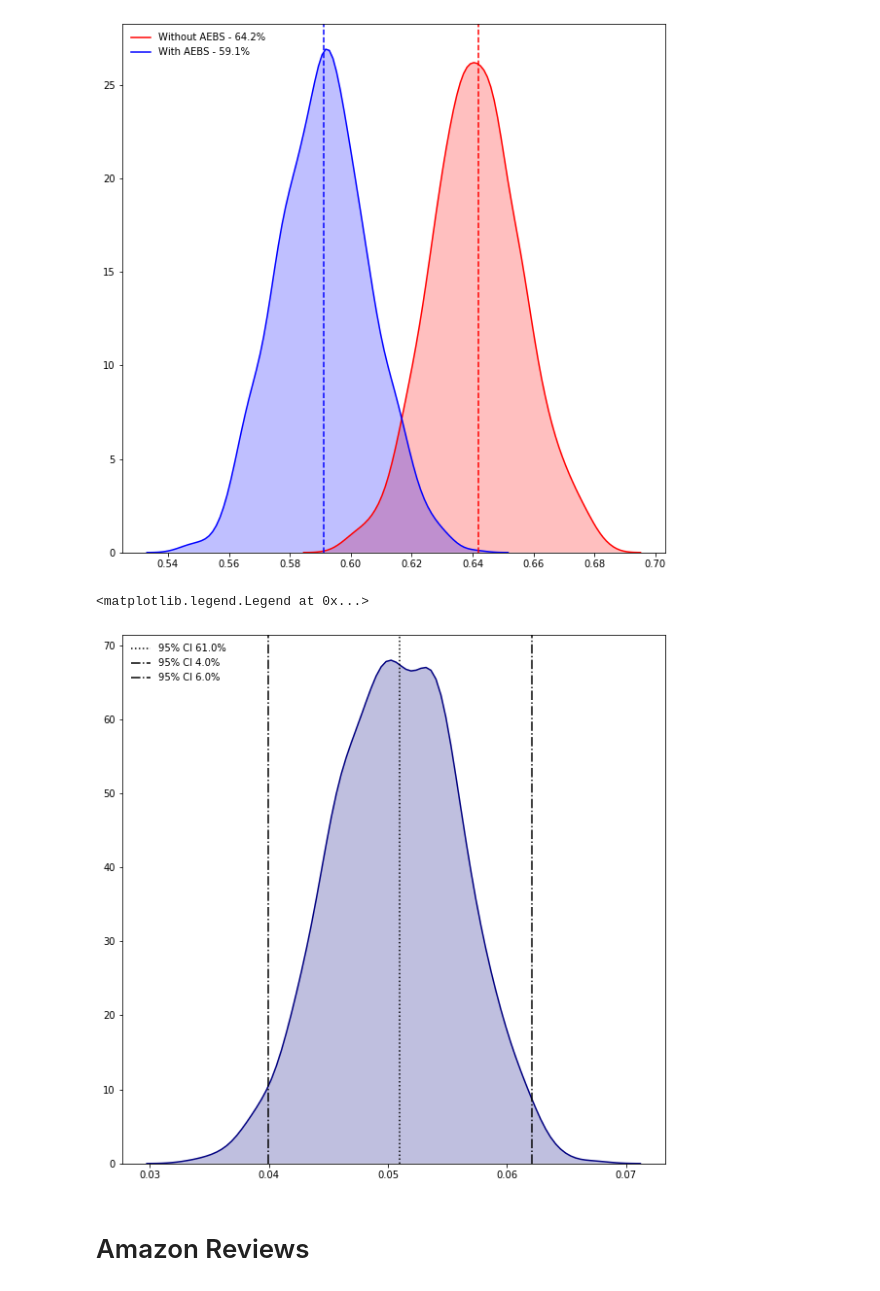
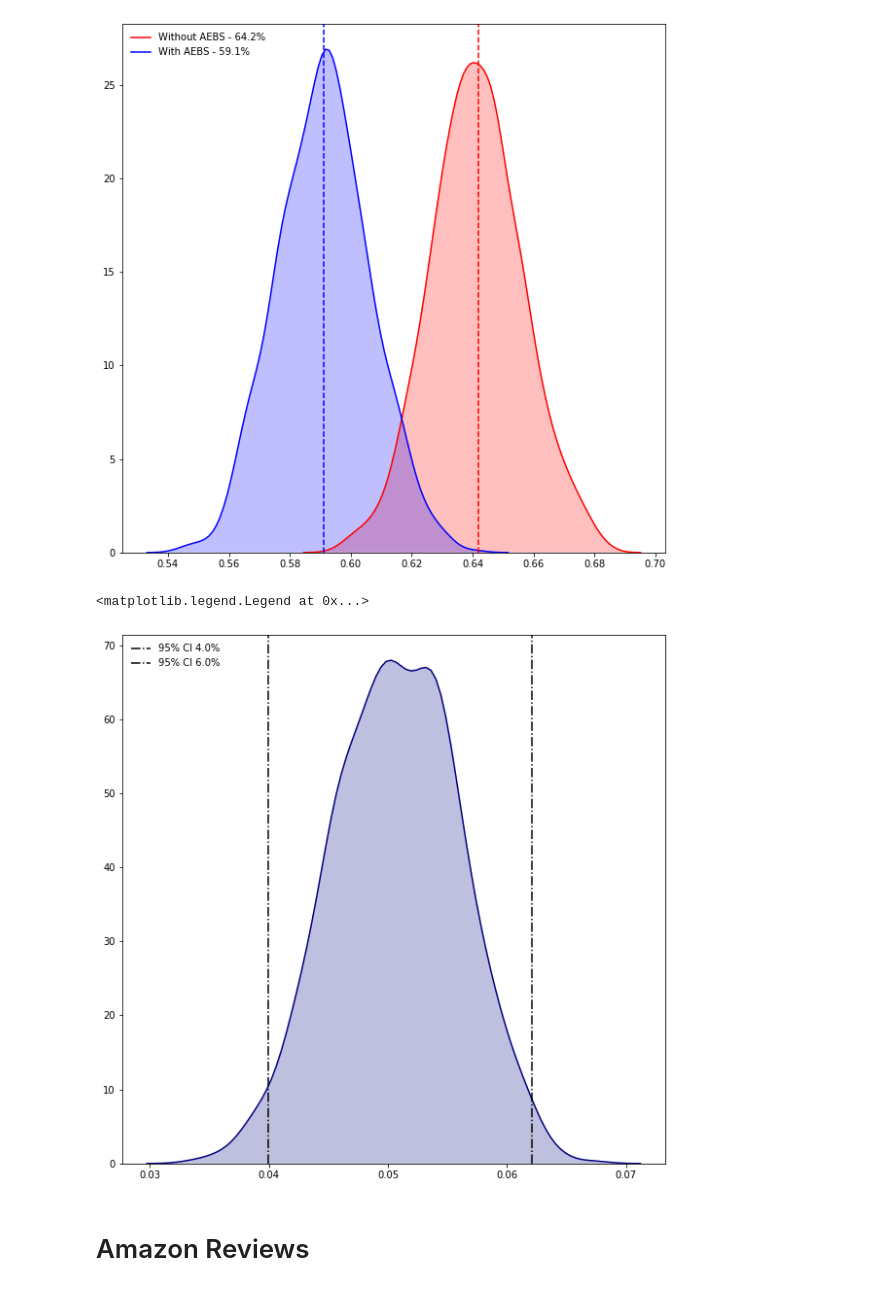
Before and after one commit to Randallzoeng/joutatsu-no-kotsu, a Jupyter notebook: Probability of Probability.ipynb, the cells around one changed output. Cells and saved outputs as stored; diff of their text form; code cells hidden in the pictures.

```diff
--- a/Probability of Probability.ipynb
+++ b/Probability of Probability.ipynb
@@ -33,16 +33,16 @@ plt.show()
 # %%
 plt.figure(figsize=(10, 10))
 sns.kdeplot(Gaussian_3,shade=True,color='navy')
-plt.axvline(diff,color="black", linestyle=":",label=label1)
+# plt.axvline(diff,color="black", linestyle=":",label=label1)
 label2 = '95% CI ' + str(round(diff - 2*std_3,2)*100)+'%'
 plt.axvline(diff - 2*std_3, color="black", linestyle="-.",label=label2)
 label3 = '95% CI ' + str(round(diff + 2*std_3,2)*100)+'%'
 plt.axvline(diff + 2*std_3, color="black", linestyle="-.",label=label3)
 
 plt.legend(loc='upper left',framealpha=1, frameon=False)
 # %% [output]
 <matplotlib.legend.Legend at 0x...>
-[figure, old version]
+[figure, new version]
 # %% [markdown]
 # Amazon Reviews
 # %%
```
Also changed, not shown: parts of 3 cells of this notebook, 1 other file.
